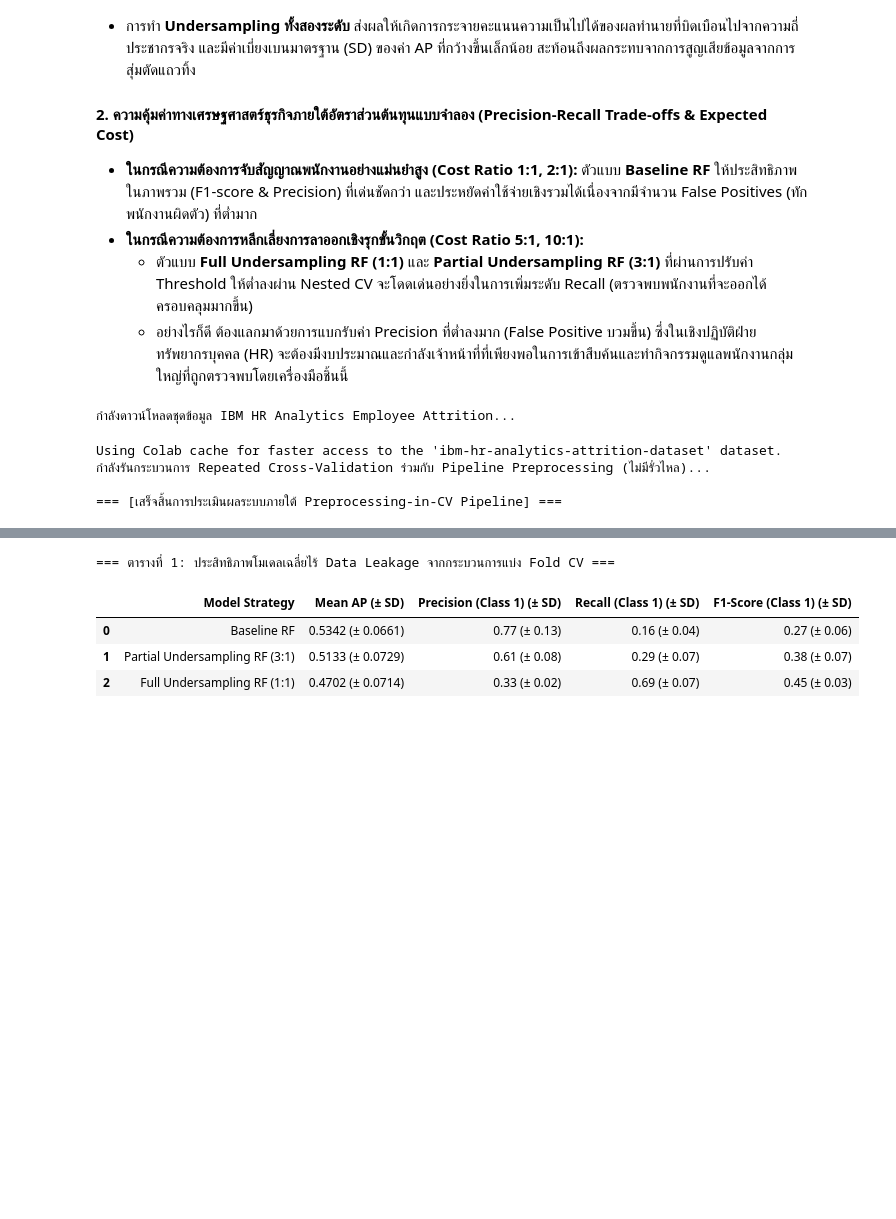
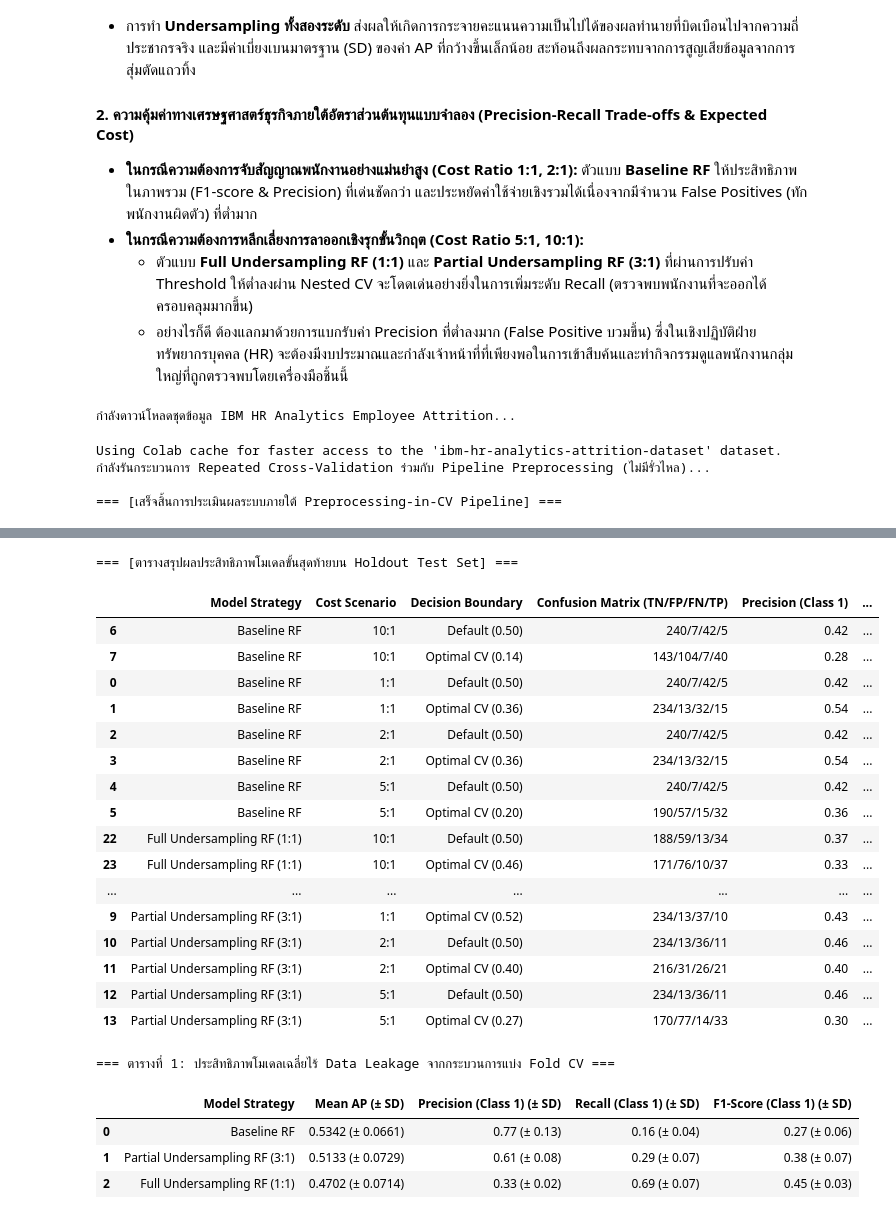
Before and after one commit to rtmyy/master-is-project, a Jupyter notebook: kaggle_dataset.ipynb, the cells around one changed output, grey strips where cells are left out. Drawn from its saved outputs; the diff is of its cells as text; code cells hidden in the pictures; blank space fills up the shorter version.

```diff
--- a/kaggle_dataset.ipynb
+++ b/kaggle_dataset.ipynb
@@ -1848,3 +2039,81 @@ Using Colab cache for faster access to the 'ibm-hr-analytics-attrition-dataset'
+# %%
+from sklearn.metrics import classification_report, average_precision_score
+
+# 1. เทรนโมเดลตัวเต็มบนข้อมูลพัฒนาทั้งหมด (Train Set 80%)
+final_pipelines = {}
+minority_count_train = (y_train == 1).sum()
+
+for strat in strategies:
+    pipeline = create_unbiased_pipeline(strat, minority_count_train)
+    pipeline.fit(X_train_raw, y_train)
+    final_pipelines[strat] = pipeline
+
+# 2. ทำนายความน่าจะเป็นของชุดทดสอบที่แยกเก็บไว้ (Holdout Test Set 20%)
+test_probs_dict = {}
+for strat in strategies:
+    test_probs_dict[strat] = final_pipelines[strat].predict_proba(X_test_raw)[:, 1]
+
+# 3. จัดทำตารางวัดผล Expected Cost และ Metrics บน Holdout Test Set เพื่อวิเคราะห์ Trade-offs
+test_evaluation_records = []
+
+for strat in strategies:
+    probs = test_probs_dict[strat]
+    ap_score = average_precision_score(y_test, probs)
+
+    for scen in cost_ratios:
+        ratio = scen["ratio"]
+        cfn = scen["cost_fn"]
+        cfp = scen["cost_fp"]
+
+        # ดึง Optimal Threshold ที่เลือกไว้จากลูป CV
+        optimal_th = optimal_cv_thresholds[strat][ratio]
+
+        # เปรียบเทียบที่เกณฑ์ 0.50 และเกณฑ์ Optimal
+        for th_label, th_val in [("Default (0.50)", 0.50), (f"Optimal CV ({optimal_th:.2f})", optimal_th)]:
+            preds = (probs >= th_val).astype(int)
+            tn, fp, fn, tp = confusion_matrix(y_test, preds).ravel()
+
+            expected_cost = (cfn * fn) + (cfp * fp)
+            report = classification_report(y_test, preds, output_dict=True, zero_division=0)
+            p_c1 = report['1']['precision']
+            r_c1 = report['1']['recall']
+            f1_c1 = report['1']['f1-score']
+
+            test_evaluation_records.append({
+                "Model Strategy": strat,
+                "Cost Scenario": ratio,
+                "Decision Boundary": th_label,
+                "Confusion Matrix (TN/FP/FN/TP)": f"{tn}/{fp}/{fn}/{tp}",
+                "Precision (Class 1)": f"{p_c1:.2f}",
+                "Recall (Class 1)": f"{r_c1:.2f}",
+                "F1-Score (Class 1)": f"{f1_c1:.2f}",
+                "Expected Cost on Test Set": f"{expected_cost:.2f}",
+                "Average Precision (AP)": f"{ap_score:.4f}"
+            })
+
+# สรุปผลสรุปเปรียบเทียบในรูปแบบตาราง DataFrame เพื่อความชัดเจน
+df_final_test_eval = pd.DataFrame(test_evaluation_records)
+print("=== [ตารางสรุปผลประสิทธิภาพโมเดลขั้นสุดท้ายบน Holdout Test Set] ===")
+display(df_final_test_eval.sort_values(by=["Model Strategy", "Cost Scenario"]))
+# %% [output]
+=== [ตารางสรุปผลประสิทธิภาพโมเดลขั้นสุดท้ายบน Holdout Test Set] ===
+|  | Model Strategy | Cost Scenario | Decision Boundary | Confusion Matrix (TN/FP/FN/TP) | Precision (Class 1) | ... |
+| 6 | Baseline RF | 10:1 | Default (0.50) | 240/7/42/5 | 0.42 | ... |
+| 7 | Baseline RF | 10:1 | Optimal CV (0.14) | 143/104/7/40 | 0.28 | ... |
+| 0 | Baseline RF | 1:1 | Default (0.50) | 240/7/42/5 | 0.42 | ... |
+| 1 | Baseline RF | 1:1 | Optimal CV (0.36) | 234/13/32/15 | 0.54 | ... |
+| 2 | Baseline RF | 2:1 | Default (0.50) | 240/7/42/5 | 0.42 | ... |
+| 3 | Baseline RF | 2:1 | Optimal CV (0.36) | 234/13/32/15 | 0.54 | ... |
+| 4 | Baseline RF | 5:1 | Default (0.50) | 240/7/42/5 | 0.42 | ... |
+| 5 | Baseline RF | 5:1 | Optimal CV (0.20) | 190/57/15/32 | 0.36 | ... |
+| 22 | Full Undersampling RF (1:1) | 10:1 | Default (0.50) | 188/59/13/34 | 0.37 | ... |
+| 23 | Full Undersampling RF (1:1) | 10:1 | Optimal CV (0.46) | 171/76/10/37 | 0.33 | ... |
+| ... | ... | ... | ... | ... | ... | ... |
+| 9 | Partial Undersampling RF (3:1) | 1:1 | Optimal CV (0.52) | 234/13/37/10 | 0.43 | ... |
+| 10 | Partial Undersampling RF (3:1) | 2:1 | Default (0.50) | 234/13/36/11 | 0.46 | ... |
+| 11 | Partial Undersampling RF (3:1) | 2:1 | Optimal CV (0.40) | 216/31/26/21 | 0.40 | ... |
+| 12 | Partial Undersampling RF (3:1) | 5:1 | Default (0.50) | 234/13/36/11 | 0.46 | ... |
+| 13 | Partial Undersampling RF (3:1) | 5:1 | Optimal CV (0.27) | 170/77/14/33 | 0.30 | ... |
 # %%
 # ==========================================================================
 # 4. สรุปผลลัพธ์เชิงสถิติศาสตร์ (Statistical Summary Tables)
```
Also changed, not shown: parts of 10 cells of this notebook.
